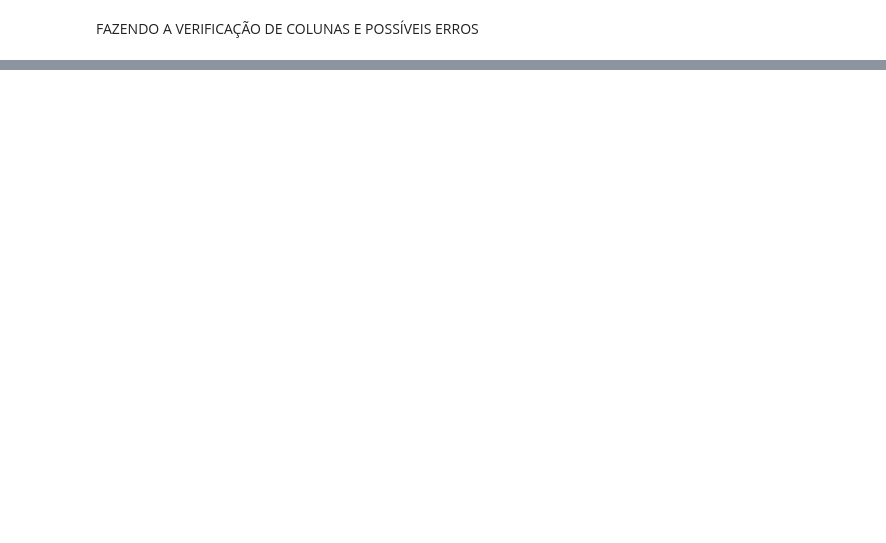
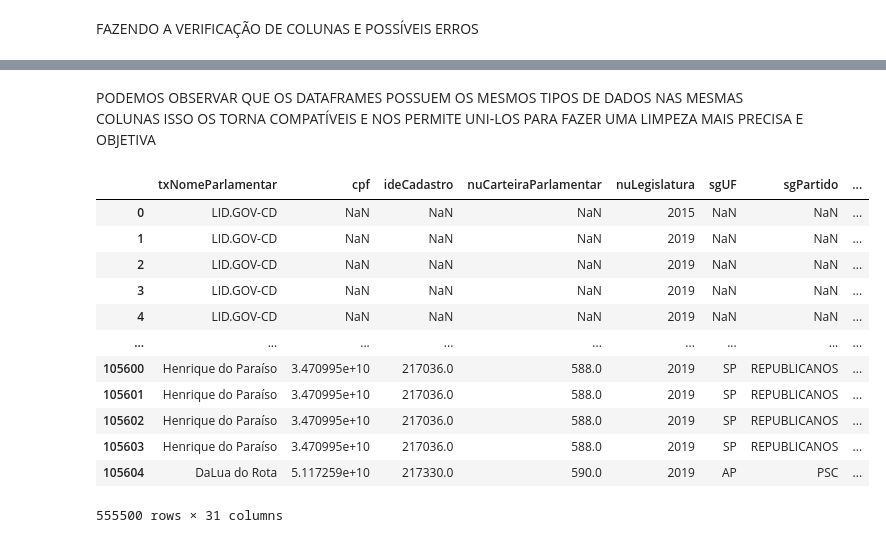
Before and after one commit to Reinaldos/Reinaldos, a Jupyter notebook: Projeto_5.ipynb, the cells around one changed output, grey strips where cells are left out. Drawn from its saved outputs; the diff is of its cells as text; code cells hidden in the pictures; blank space fills up the shorter version.

```diff
--- a/Projeto_5.ipynb
+++ b/Projeto_5.ipynb
@@ -173,0 +262,19 @@ Index(['txNomeParlamentar', 'cpf', 'ideCadastro', 'nuCarteiraParlamentar',
+# %% [markdown]
+PODEMOS OBSERVAR QUE OS DATAFRAMES POSSUEM OS MESMOS TIPOS DE DADOS NAS MESMAS COLUNAS ISSO OS TORNA COMPATÍVEIS E NOS PERMITE UNI-LOS PARA FAZER UMA LIMPEZA MAIS PRECISA E OBJETIVA
+# %%
+dfparlamentarcompleto = pd.concat([dfparlamentar ,dfparlamentar20 ,DFparlamentar21])
+dfparlamentarcompleto
+# %% [output]
+|  | txNomeParlamentar | cpf | ideCadastro | nuCarteiraParlamentar | nuLegislatura | sgUF | sgPartido | ... |
+| 0 | LID.GOV-CD | NaN | NaN | NaN | 2015 | NaN | NaN | ... |
+| 1 | LID.GOV-CD | NaN | NaN | NaN | 2019 | NaN | NaN | ... |
+| 2 | LID.GOV-CD | NaN | NaN | NaN | 2019 | NaN | NaN | ... |
+| 3 | LID.GOV-CD | NaN | NaN | NaN | 2019 | NaN | NaN | ... |
+| 4 | LID.GOV-CD | NaN | NaN | NaN | 2019 | NaN | NaN | ... |
+| ... | ... | ... | ... | ... | ... | ... | ... | ... |
+| 105600 | Henrique do Paraíso | 3.470995e+10 | 217036.0 | 588.0 | 2019 | SP | REPUBLICANOS | ... |
+| 105601 | Henrique do Paraíso | 3.470995e+10 | 217036.0 | 588.0 | 2019 | SP | REPUBLICANOS | ... |
+| 105602 | Henrique do Paraíso | 3.470995e+10 | 217036.0 | 588.0 | 2019 | SP | REPUBLICANOS | ... |
+| 105603 | Henrique do Paraíso | 3.470995e+10 | 217036.0 | 588.0 | 2019 | SP | REPUBLICANOS | ... |
+| 105604 | DaLua do Rota | 5.117259e+10 | 217330.0 | 590.0 | 2019 | AP | PSC | ... |
+555500 rows × 31 columns
```
Also changed, not shown: parts of 34 cells of this notebook.
